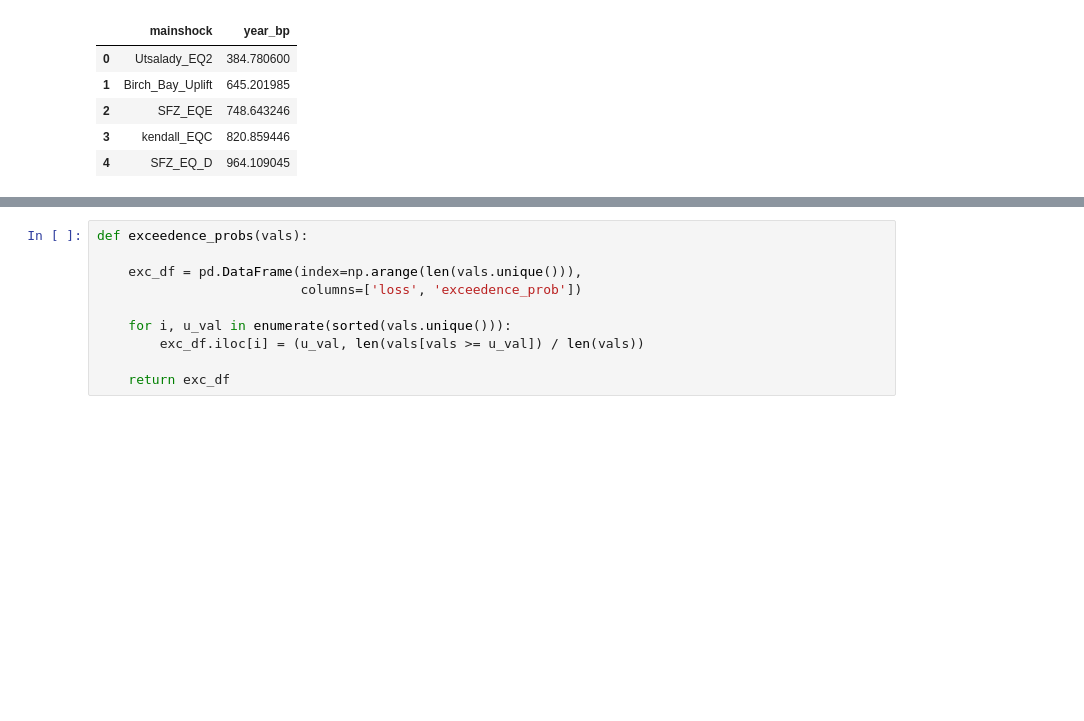
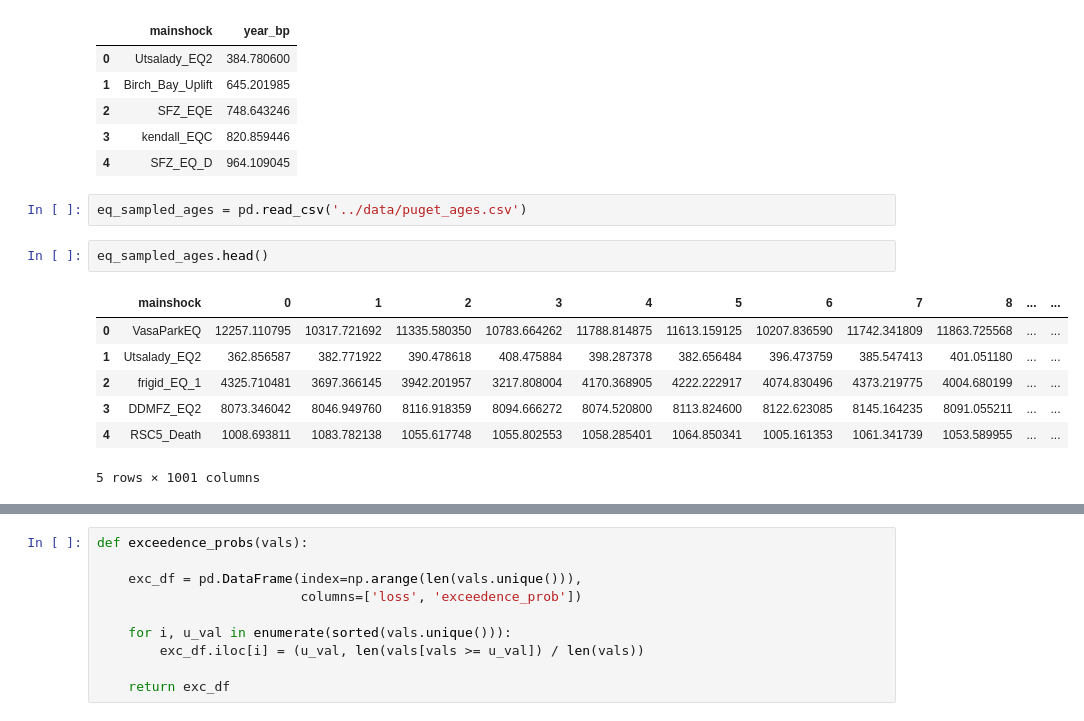
Before and after one commit to cossatot/eq-sequences, a Jupyter notebook: notebooks/eq-loss-mc.ipynb, the cells around one changed output, grey strips where cells are left out. Cells and saved outputs as stored; diff of their text form; blank space fills up the shorter version.

```diff
--- a/notebooks/eq-loss-mc.ipynb
+++ b/notebooks/eq-loss-mc.ipynb
@@ -239,3 +240,15 @@ eq_dates_orig.head()
 | 2 | SFZ_EQE | 748.643246 |
 | 3 | kendall_EQC | 820.859446 |
 | 4 | SFZ_EQ_D | 964.109045 |
+# %%
+eq_sampled_ages = pd.read_csv('../data/puget_ages.csv')
+# %%
+eq_sampled_ages.head()
+# %% [output]
+|  | mainshock | 0 | 1 | 2 | 3 | 4 | 5 | 6 | 7 | 8 | ... | ... |
+| 0 | VasaParkEQ | 12257.110795 | 10317.721692 | 11335.580350 | 10783.664262 | 11788.814875 | 11613.159125 | 10207.836590 | 11742.341809 | 11863.725568 | ... | ... |
+| 1 | Utsalady_EQ2 | 362.856587 | 382.771922 | 390.478618 | 408.475884 | 398.287378 | 382.656484 | 396.473759 | 385.547413 | 401.051180 | ... | ... |
+| 2 | frigid_EQ_1 | 4325.710481 | 3697.366145 | 3942.201957 | 3217.808004 | 4170.368905 | 4222.222917 | 4074.830496 | 4373.219775 | 4004.680199 | ... | ... |
+| 3 | DDMFZ_EQ2 | 8073.346042 | 8046.949760 | 8116.918359 | 8094.666272 | 8074.520800 | 8113.824600 | 8122.623085 | 8145.164235 | 8091.055211 | ... | ... |
+| 4 | RSC5_Death | 1008.693811 | 1083.782138 | 1055.617748 | 1055.802553 | 1058.285401 | 1064.850341 | 1005.161353 | 1061.341739 | 1053.589955 | ... | ... |
+5 rows × 1001 columns
```
Also changed, not shown: parts of 25 cells of this notebook, 1 other file.
